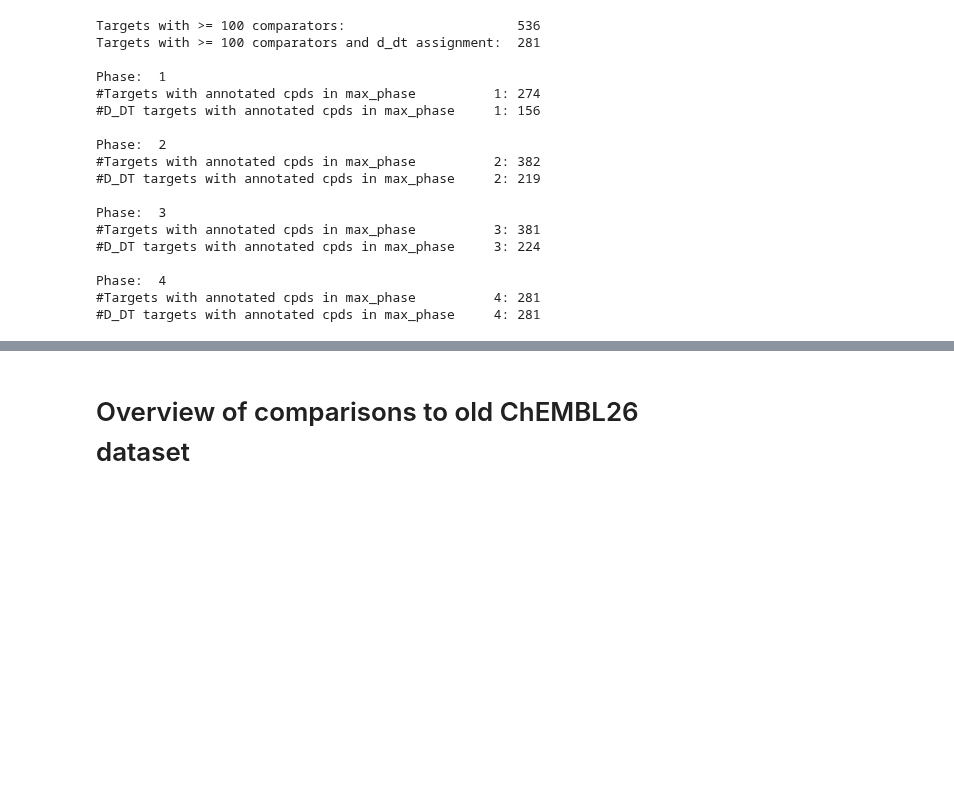
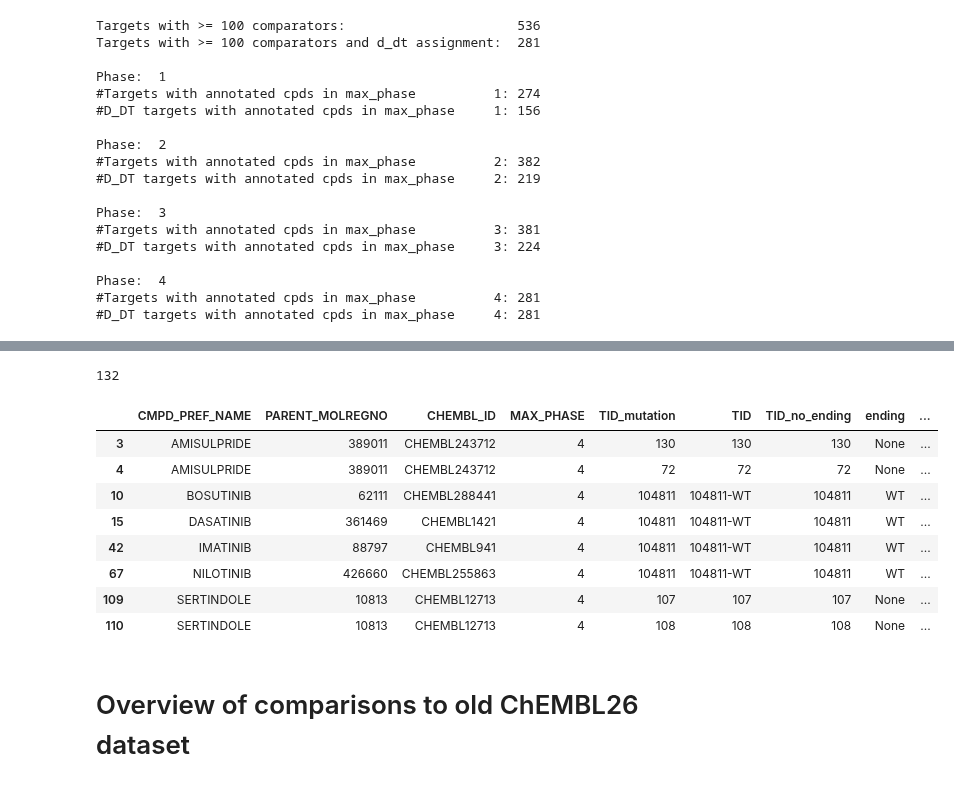
Before and after one commit to chembl/compound_target_pairs_dataset, a Jupyter notebook: Leeson_dataset_extraction.ipynb, the cells around one changed output, grey strips where cells are left out. Drawn from its saved outputs; the diff is of its cells as text; code cells hidden in the pictures; blank space fills up the shorter version.

```diff
--- a/Leeson_dataset_extraction.ipynb
+++ b/Leeson_dataset_extraction.ipynb
@@ -766,0 +811,7 @@ Phase:  4
+# %%
+if output_missing_things:
+    old_not_new = old_drugs - new_drugs
+    old_missing_drugs = comp_d_dt[comp_d_dt['PARENT_MOLREGNO'].isin(old_not_new)][['CMPD_PREF_NAME', 'PARENT_MOLREGNO', 'CHEMBL_ID', 'MAX_PHASE']].drop_duplicates()
+    old_missing_drugs = old_missing_drugs.sort_values(by=['CMPD_PREF_NAME']).reset_index(drop=True)
+    old_missing_drugs.to_excel(path_results+"dataset_comparison/ChEMBL"+chembl_version+"_old_not_new_drugs.xlsx", index = False)
+    # display(old_missing_drugs)
@@ -766,0 +820,8 @@ Phase:  4
+# %%
+if output_missing_things:
+    new_targets = set(df_d_dt_targets_B[df_d_dt_targets_B['max_phase'] == 4]['tid_mutation'])
+    old_targets = set(comp_d_dt[comp_d_dt['DTI'] == 'D_DT']['TID_mutation'])
+
+    print('new_targets:', len(new_targets))
+    print('old_targets:', len(old_targets))
+    print('intersection:', len(new_targets.intersection(old_targets)))
@@ -766,0 +839,7 @@ Phase:  4
+# %%
+if output_missing_things:
+    old_not_new = old_targets - new_targets
+    old_missing_targets = comp_d_dt[comp_d_dt['TID_mutation'].isin(old_not_new)][['TID_mutation', 'TID', 'TID_no_ending', 'ending', 'TARGET_PREF_NAME', 'TARGET_TYPE', 'TARGET_CLASS']].drop_duplicates()
+    old_missing_targets = old_missing_targets.sort_values(by=['TID_mutation']).reset_index(drop=True)
+    old_missing_targets.to_excel(path_results+"dataset_comparison/ChEMBL"+chembl_version+"_old_not_new_targets.xlsx", index = False)
+    # display(old_missing_targets)
@@ -766,0 +848,10 @@ Phase:  4
+# %%
+if output_missing_things:
+    df_d_dt_targets_B_copy = df_d_dt_targets_B.copy()
+    df_d_dt_targets_B_copy['pairs'] = df_d_dt_targets_B_copy.agg('{0[parent_molregno]}_{0[tid_mutation]}'.format, axis=1)
+    new_pairs = set(df_d_dt_targets_B_copy[df_d_dt_targets_B_copy['max_phase'] == 4]['pairs'])
+    old_pairs = set(comp_d_dt[comp_d_dt['DTI'] == 'D_DT']["PAIRS"])
+
+    print('new_pairs:', len(new_pairs))
+    print('old_pairs:', len(old_pairs))
+    print('intersection:', len(new_pairs.intersection(old_pairs)))
@@ -767,3 +882,26 @@ Phase:  4
+# %%
+if output_missing_things:
+    old_not_new = old_pairs - new_pairs
+    old_missing_pairs = comp_d_dt[comp_d_dt['PAIRS'].isin(old_not_new)][['CMPD_PREF_NAME', 'PARENT_MOLREGNO', 'CHEMBL_ID', 'MAX_PHASE', 'TID_mutation', 'TID', 'TID_no_ending', 'ending', 'TARGET_PREF_NAME', 'TARGET_TYPE', 'TARGET_CLASS']].drop_duplicates()
+    old_missing_pairs = old_missing_pairs.sort_values(by=['CMPD_PREF_NAME', 'TID_mutation']).reset_index(drop=True)
+    old_missing_pairs['drug_missing'] = False
+    old_missing_pairs.loc[old_missing_pairs['PARENT_MOLREGNO'].isin(old_missing_drugs['PARENT_MOLREGNO']), 'drug_missing'] = True
+    old_missing_pairs['target_missing'] = False
+    old_missing_pairs.loc[old_missing_pairs['TID_mutation'].isin(old_missing_targets['TID_mutation']), 'target_missing'] = True
+    old_missing_pairs.to_excel(path_results+"dataset_comparison/ChEMBL"+chembl_version+"_old_not_new_pairs.xlsx", index = False)
+    print(len(old_missing_pairs))
+    display(old_missing_pairs[(old_missing_pairs['drug_missing'] == False) & (old_missing_pairs['target_missing'] == False)])
+# %% [output]
+132
+|  | CMPD_PREF_NAME | PARENT_MOLREGNO | CHEMBL_ID | MAX_PHASE | TID_mutation | TID | TID_no_ending | ending | ... |
+| 3 | AMISULPRIDE | 389011 | CHEMBL243712 | 4 | 130 | 130 | 130 | None | ... |
+| 4 | AMISULPRIDE | 389011 | CHEMBL243712 | 4 | 72 | 72 | 72 | None | ... |
+| 10 | BOSUTINIB | 62111 | CHEMBL288441 | 4 | 104811 | 104811-WT | 104811 | WT | ... |
+| 15 | DASATINIB | 361469 | CHEMBL1421 | 4 | 104811 | 104811-WT | 104811 | WT | ... |
+| 42 | IMATINIB | 88797 | CHEMBL941 | 4 | 104811 | 104811-WT | 104811 | WT | ... |
+| 67 | NILOTINIB | 426660 | CHEMBL255863 | 4 | 104811 | 104811-WT | 104811 | WT | ... |
+| 109 | SERTINDOLE | 10813 | CHEMBL12713 | 4 | 107 | 107 | 107 | None | ... |
+| 110 | SERTINDOLE | 10813 | CHEMBL12713 | 4 | 108 | 108 | 108 | None | ... |
 # %% [markdown]
 # Overview of comparisons to old ChEMBL26 dataset
 # %%
```
Also changed, not shown: parts of 12 cells of this notebook.
